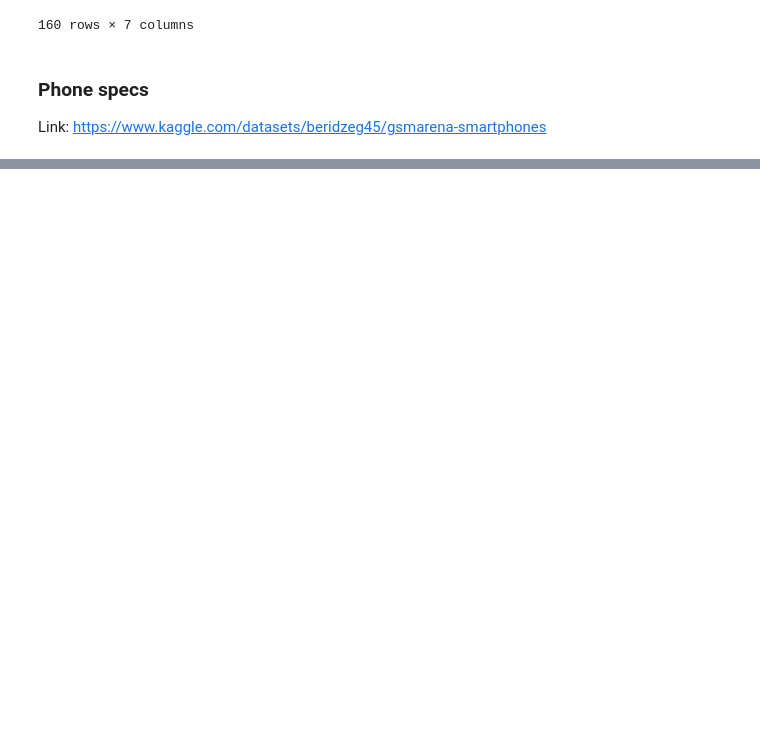
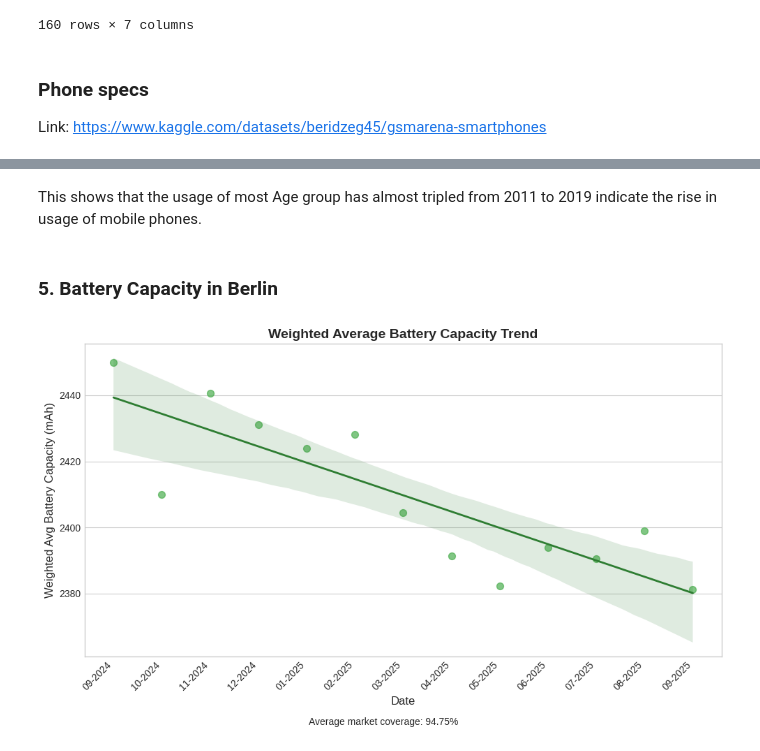
Before and after one commit to nazmilash/Business-Idea-Saturn-PowerGo-Berlin, a Jupyter notebook: Saturn Power.ipynb, the cells around one changed output, grey strips where cells are left out. Drawn from its saved outputs; the diff is of its cells as text; code cells hidden in the pictures; blank space fills up the shorter version.

```diff
--- a/Saturn Power.ipynb
+++ b/Saturn Power.ipynb
@@ -211,0 +512,19 @@ https://about.visitberlin.de/en/materialien/toolkit/tourism-stats
+# %%
+competitor_coords = []
+for idx, comp in competitors.iterrows():
+    try:
+        geocode_result = gmaps.geocode(comp['Address'])
+        if geocode_result:
+            lat = geocode_result[0]['geometry']['location']['lat']
+            lng = geocode_result[0]['geometry']['location']['lng']
+            competitor_coords.append({
+                'name': comp['Name'],
+                'address': comp['Address'],
+                'lat': lat,
+                'lng': lng
+            })
+    except Exception as e:
+        print(f"Error geocoding {comp['Address']}: {e}")
+
+competitors_with_coords = pd.DataFrame(competitor_coords)
+competitors_with_coords.head()
@@ -211,0 +995,60 @@ https://about.visitberlin.de/en/materialien/toolkit/tourism-stats
+# %% [markdown]
+This shows that the usage of most Age group has almost tripled from 2011 to 2019 indicate the rise in usage of mobile phones.
+# %% [markdown]
+### 5. Battery Capacity in Berlin
+# %%
+# Visulaization of batter capacity in berlin
+import matplotlib.pyplot as plt
+import seaborn as sns
+
+
+# Ensure 'Year' and 'Month' are integers for creating datetime objects
+battery_results_dataframe['Year'] = battery_results_dataframe['Year'].astype(int)
+battery_results_dataframe['Month'] = battery_results_dataframe['Month'].astype(int)
+
+# Create a datetime object from 'Year' and 'Month'. Add a default day (e.g., 1) for a valid datetime.
+battery_results_dataframe['Date'] = pd.to_datetime(battery_results_dataframe['Year'].astype(str) + '-' + battery_results_dataframe['Month'].astype(str) + '-01')
+
+
+#  Create the numerical index for the regression (Time_Step)
+battery_results_dataframe['Time_Step'] = np.arange(len(battery_results_dataframe))
+
+# Create the 'Month_Year' string column for the tick labels
+battery_results_dataframe['Month_Year'] = battery_results_dataframe['Date'].dt.strftime('%m-%Y')
+
+plt.figure(figsize=(10, 6))
+plt.style.use('seaborn-v0_8-whitegrid')
+
+x_numeric = np.arange(len(battery_results_dataframe))
+
+# 6. Use seaborn.regplot for the plot and regression line
+sns.regplot(
+    x=x_numeric,
+    y='Weighted_Avg_Battery',
+    data=battery_results_dataframe,
+    ci=95,  # Show confidence interval band
+    scatter_kws={'color': '#4CAF50', 's': 50, 'alpha': 0.7},
+    line_kws={'color': '#2E7D32', 'linestyle': '-', 'linewidth': 2},
+    color='#A5D6A7'
+)
+
+# 7. Customize the X-axis labels for readability
+plt.xticks(
+    ticks=x_numeric,
+    labels=battery_results_dataframe['Month_Year'],
+    rotation=45,
+    ha='right'
+)
+
+plt.title('Weighted Average Battery Capacity Trend', fontsize=14, fontweight='bold')
+plt.suptitle(f'Average market coverage: {battery_results_dataframe["Coverage_Percent"].mean():.2f}%', y=0, fontsize=10)
+plt.ylabel('Weighted Avg Battery Capacity (mAh)', fontsize=12) # Add units to y-axis label
+plt.xlabel('Date', fontsize=12)
+plt.tight_layout()
+
+plt.gca().xaxis.grid(False) # Remove x-grid
+
+# 9. Save the plot
+plt.savefig('battery_capacity_seaborn_regplot_minimal_green_ci.png')
+# %% [output]
+[figure, added]
```
Also changed, not shown: parts of 92 cells of this notebook.
